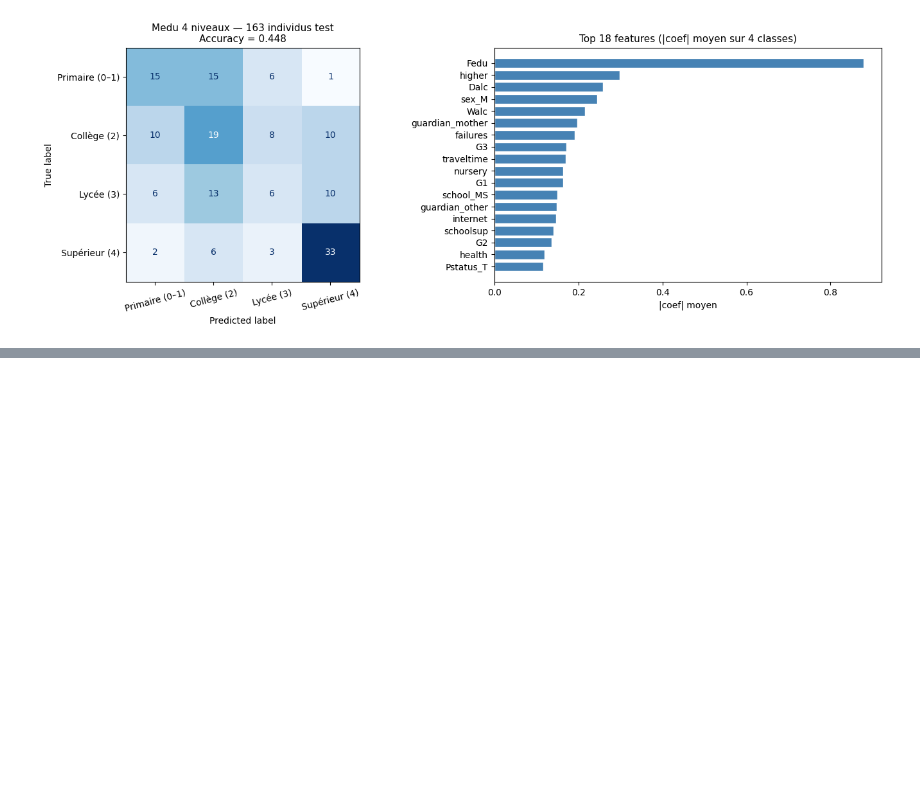
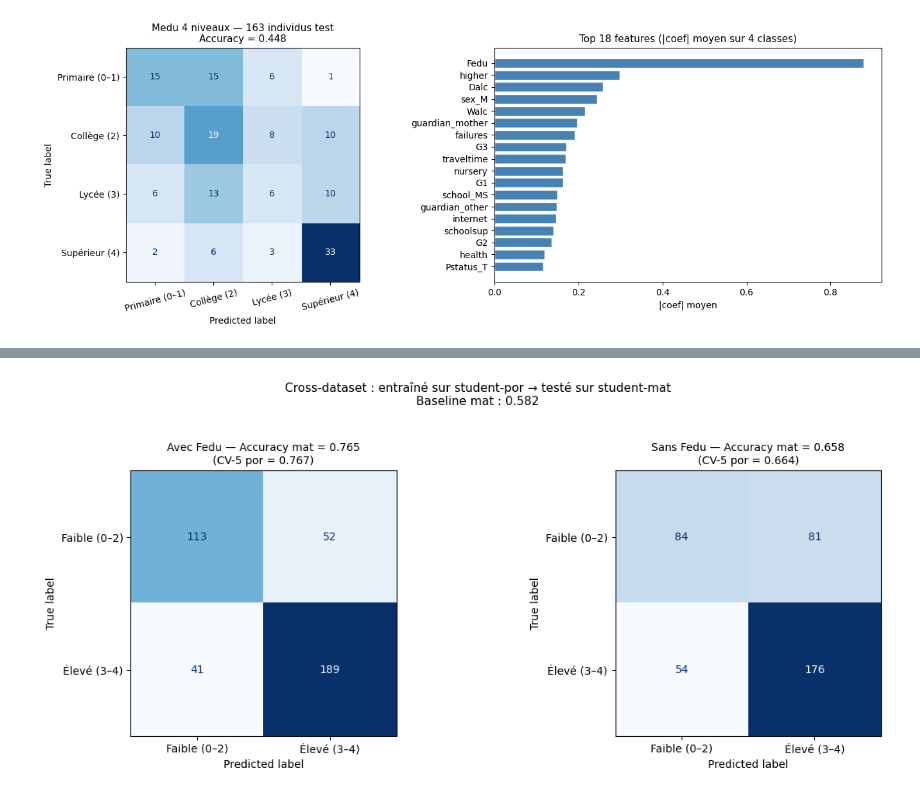
Before and after one commit to ArthurMAUGEEutc/sy09, a Jupyter notebook: effective/apprentissage_education.ipynb, the cells around one changed output, grey strips where cells are left out. Saved outputs shown, nothing was run; the diff lists cells and outputs as text; code cells hidden in the pictures; blank space fills up the shorter version.

```diff
--- a/effective/apprentissage_education.ipynb
+++ b/effective/apprentissage_education.ipynb
@@ -363,0 +627,22 @@ mais permet une analyse plus fine des frontières entre niveaux d'éducation.
+# %%
+# ── Modèle sans Fedu ────────────────────────────────────────────────────────
+num_no_fedu = ['age','traveltime','studytime','failures','famrel','freetime',
+               'goout','Dalc','Walc','health','absences','G1','G2','G3']
+enc_nf = OneHotEncoder(sparse_output=False, drop='first', handle_unknown='ignore')
+
+X_por_nf = build_X(df_por, num_no_fedu, enc_nf, fit=True)
+X_mat_nf  = build_X(df_mat, num_no_fedu, enc_nf, fit=False)
+
+pipe_cross_nf = Pipeline([('scaler', StandardScaler()),
+                           ('clf', LogisticRegression(solver='lbfgs', max_iter=1000, C=1.0, random_state=42))])
+pipe_cross_nf.fit(X_por_nf, y_por_full)
+y_mat_pred_nf = pipe_cross_nf.predict(X_mat_nf)
+
+acc_cross_nf = accuracy_score(y_mat, y_mat_pred_nf)
+
+print('=== Modèle sans Fedu — entraîné sur por, testé sur mat ===')
+print(f'Accuracy sur mat      : {acc_cross_nf:.3f} ({acc_cross_nf*100:.1f}%)')
+print(f'Baseline mat (≥3)     : {baseline_mat:.3f}')
+print(f'CV-5 in-sample (por)  : 0.664')
+print()
+print(classification_report(y_mat, y_mat_pred_nf, target_names=['Faible (0–2)', 'Élevé (3–4)']))
@@ -363,0 +663,19 @@ mais permet une analyse plus fine des frontières entre niveaux d'éducation.
+# %%
+fig, axes = plt.subplots(1, 2, figsize=(13, 5))
+
+for ax, (cm_data, title) in zip(axes, [
+    (confusion_matrix(y_mat, y_mat_pred),
+     f'Avec Fedu — Accuracy mat = {acc_cross:.3f}\n(CV-5 por = 0.767)'),
+    (confusion_matrix(y_mat, y_mat_pred_nf),
+     f'Sans Fedu — Accuracy mat = {acc_cross_nf:.3f}\n(CV-5 por = 0.664)')
+]):
+    ConfusionMatrixDisplay(cm_data, display_labels=['Faible (0–2)', 'Élevé (3–4)']).plot(
+        ax=ax, colorbar=False, cmap='Blues')
+    ax.set_title(title, fontsize=10)
+
+plt.suptitle('Cross-dataset : entraîné sur student-por → testé sur student-mat\n'
+             f'Baseline mat : {baseline_mat:.3f}', fontsize=11, y=1.03)
+plt.tight_layout()
+plt.show()
+# %% [output]
+[figure, added]
```
Also changed, not shown: parts of 26 cells of this notebook, 3 other files.
